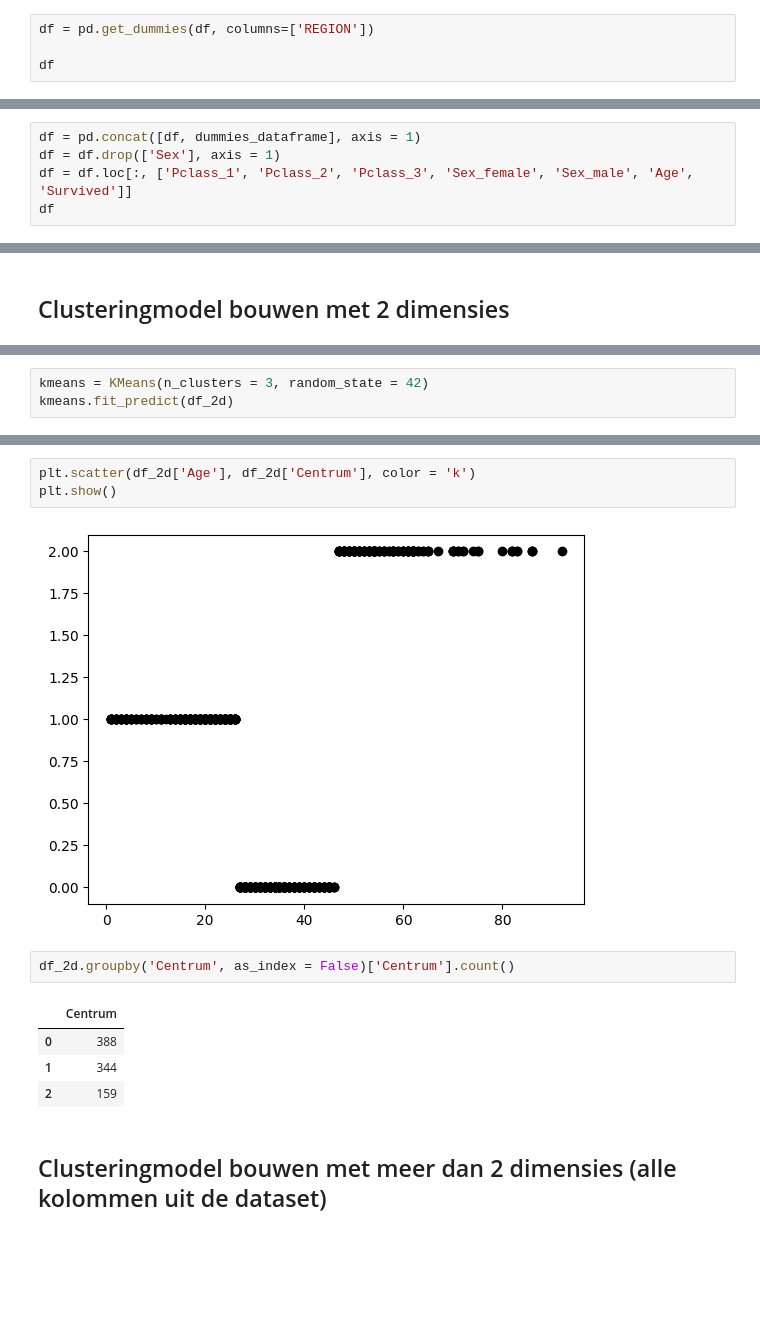
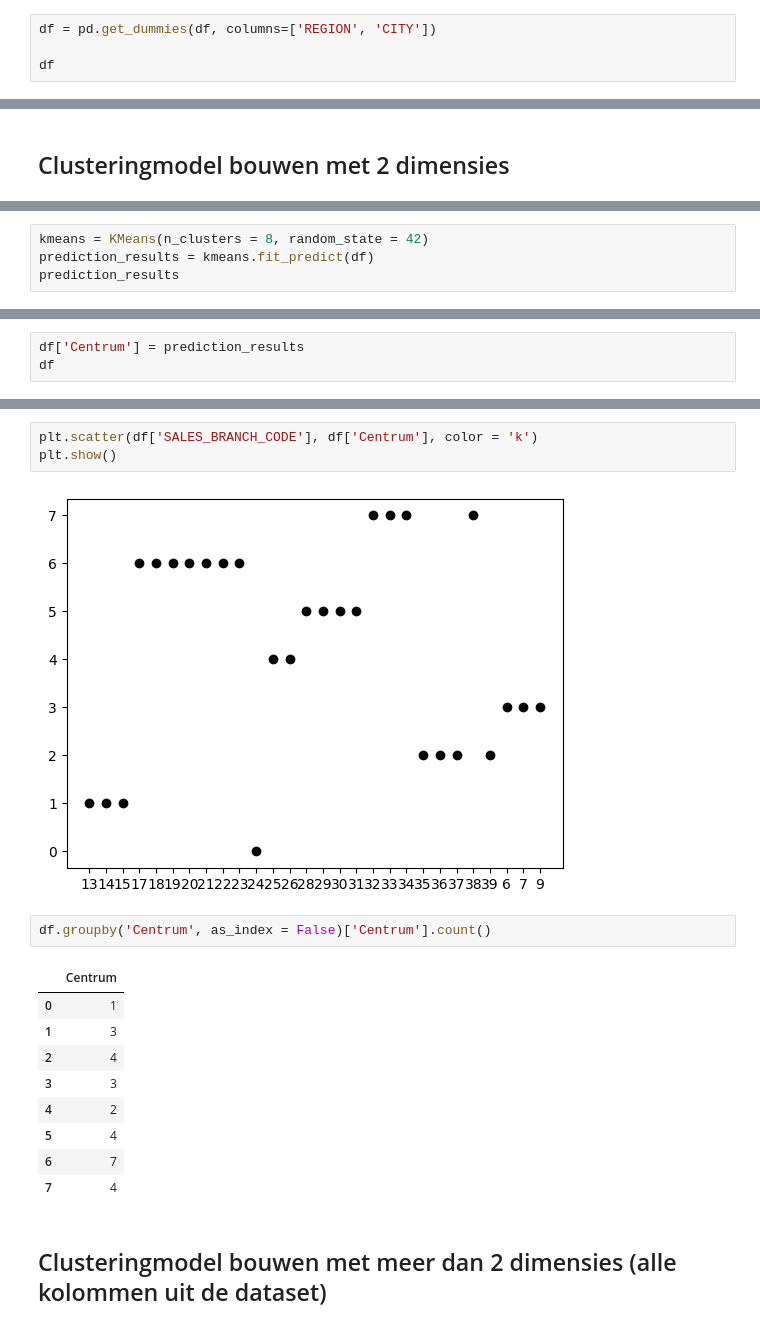
Before and after one commit to david1law/DEDS_Portfolio, a Jupyter notebook: Practicum_9.1_Opdrachten.ipynb, the cells around one changed output, grey strips where cells are left out. Saved outputs shown, nothing was run; the diff lists cells and outputs as text; blank space fills up the shorter version.

```diff
--- a/Practicum_9.1_Opdrachten.ipynb
+++ b/Practicum_9.1_Opdrachten.ipynb
@@ -67,7 +67,7 @@ df
 # df['Pclass'] = df['Pclass'].astype(str)
 # df.dtypes
 # %%
-df = pd.get_dummies(df, columns=['REGION'])
+df = pd.get_dummies(df, columns=['REGION', 'CITY'])
 
 df
 # %% [output]
@@ -91,5 +91,0 @@ df
-# %%
-df = pd.concat([df, dummies_dataframe], axis = 1)
-df = df.drop(['Sex'], axis = 1)
-df = df.loc[:, ['Pclass_1', 'Pclass_2', 'Pclass_3', 'Sex_female', 'Sex_male', 'Age', 'Survived']]
-df
@@ -117,4 +97,5 @@ df_2d
 # %%
-kmeans = KMeans(n_clusters = 3, random_state = 42)
-kmeans.fit_predict(df_2d)
+kmeans = KMeans(n_clusters = 8, random_state = 42)
+prediction_results = kmeans.fit_predict(df)
+prediction_results
 # %% [output]
@@ -197,0 +139,3 @@ Afstand van bronindex 0 tot...
+# %%
+df['Centrum'] = prediction_results
+df
@@ -198,15 +161,20 @@ Afstand van bronindex 0 tot...
 # %%
-plt.scatter(df_2d['Age'], df_2d['Centrum'], color = 'k')
+plt.scatter(df['SALES_BRANCH_CODE'], df['Centrum'], color = 'k')
 plt.show()
 # %% [output]
-[figure, old version]
+[figure, new version]
 # %%
-df_2d.groupby('Centrum', as_index = False)['Centrum'].count()
+df.groupby('Centrum', as_index = False)['Centrum'].count()
 # %% [output]
 |  | Centrum |
-| 0 | 388 |
-| 1 | 344 |
-| 2 | 159 |
+| 0 | 1 |
+| 1 | 3 |
+| 2 | 4 |
+| 3 | 3 |
+| 4 | 2 |
+| 5 | 4 |
+| 6 | 7 |
+| 7 | 4 |
 # %% [markdown]
 ## Clusteringmodel bouwen met meer dan 2 dimensies (alle kolommen uit de dataset)
 # %% [markdown]
```
Also changed, not shown: parts of 12 cells of this notebook.
